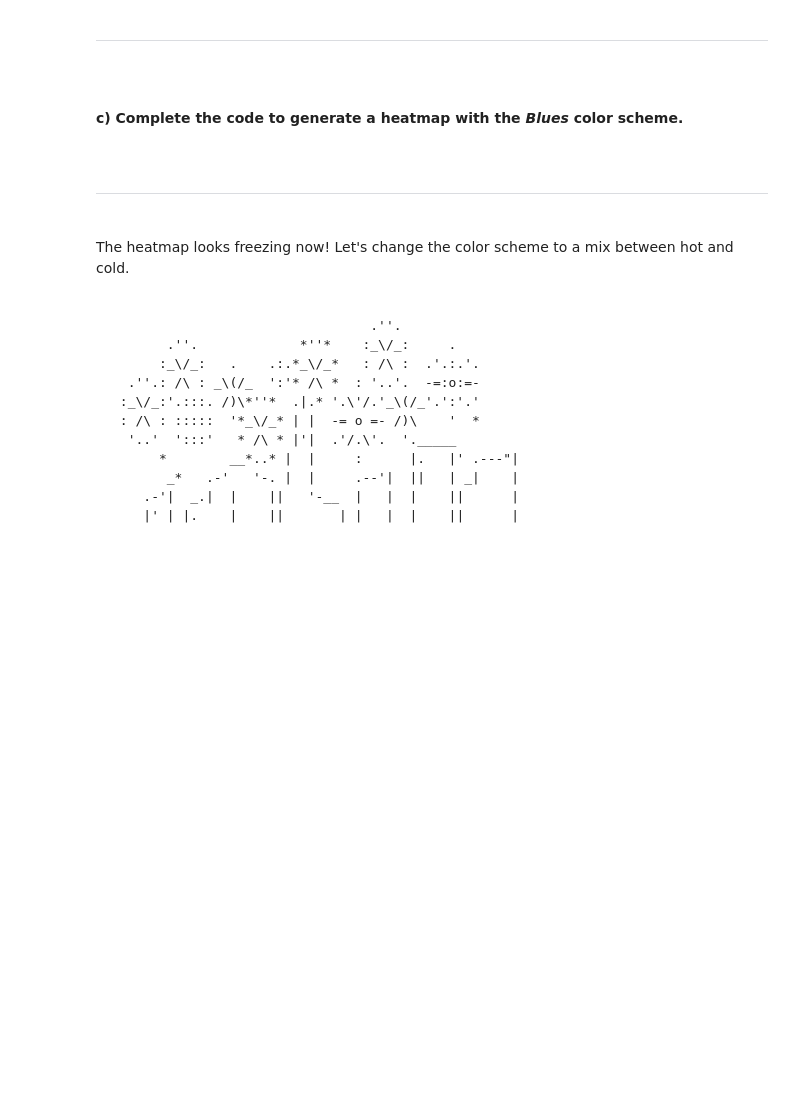
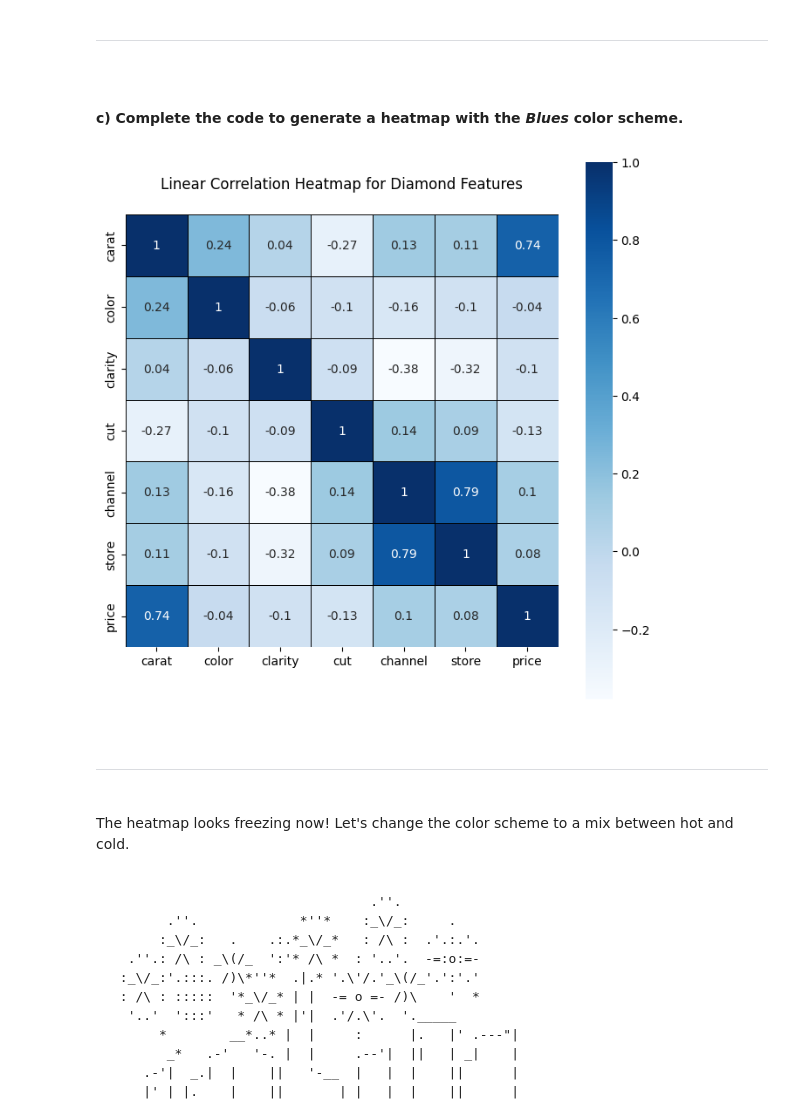
Before and after one commit to Knowasiak/A2_World_Region_Analysis, a Jupyter notebook: Script 03 - Exploratory Data Analysis - Guided.ipynb, the cells around one changed output. Drawn from its saved outputs; the diff is of its cells as text; code cells hidden in the pictures; blank space fills up the shorter version.

```diff
--- a/Script 03 - Exploratory Data Analysis - Guided.ipynb
+++ b/Script 03 - Exploratory Data Analysis - Guided.ipynb
@@ -396,25 +396,27 @@ That was too spicy! Let's cool things down a bit in our next plot.
 # %%
 # specifying plot size (making it bigger)
 fig, ax = plt.subplots( figsize = (8 , 8) )
 
 
 # developing a freezing cold heatmap
 sns.heatmap(data       = diamonds_corr, # the correlation matrix
-            cmap       = _____        , # changing to COOL colors
+            cmap       = "Blues"       , # changing to COOL colors
             square     = True         , # tightening the layout
             annot      = True         , # should there be numbers in the heatmap
             linecolor  = 'black'      , # lines between boxes
             linewidths = 0.5          ) # how thick should the lines be?
 
 
 # title and displaying the plot
 plt.title(label = """
 Linear Correlation Heatmap for Diamond Features
 """)
 
 
 # rendering the visualization
 plt.show(block = True)
+# %% [output]
+[figure, added]
 # %% [markdown]
 <br><hr style="height:.9px;border-width:0;color:gray;background-color:gray"><br>
 The heatmap looks freezing now! Let's change the color scheme to a mix between hot and cold.
```
Also changed, not shown: parts of 2 cells of this notebook.
